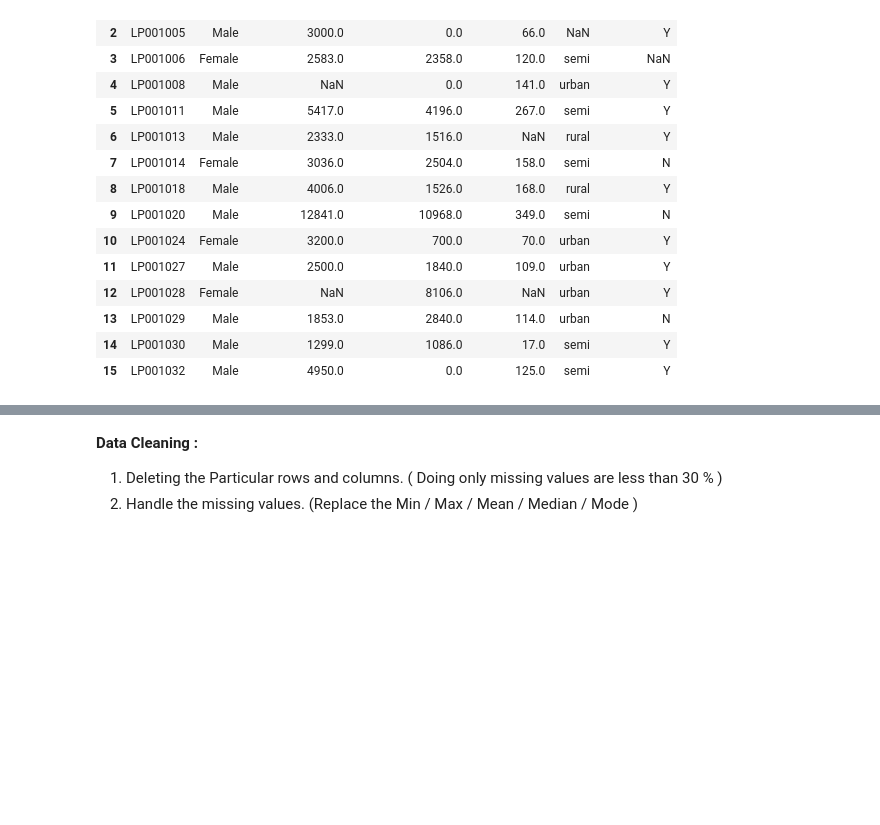
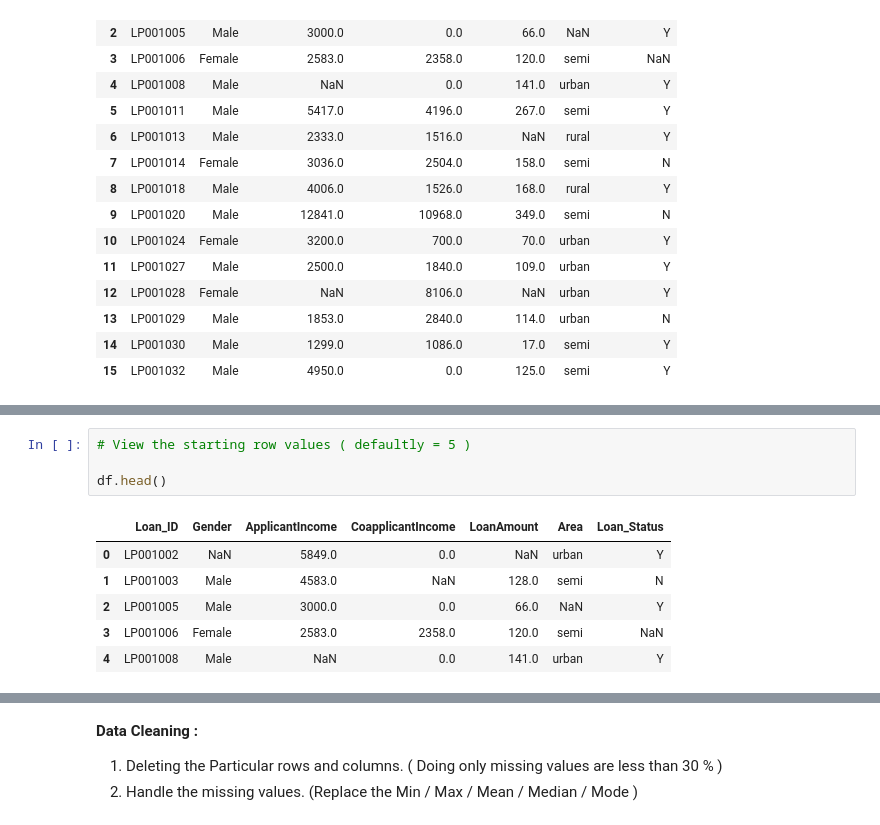
Before and after one commit to Ranjith5720/Machine_Learning_Algorthms, a Jupyter notebook: Data_Cleaning_&_Dealing.ipynb, the cells around one changed output, grey strips where cells are left out. Drawn from its saved outputs; the diff is of its cells as text; blank space fills up the shorter version.

```diff
--- a/Data_Cleaning_&_Dealing.ipynb
+++ b/Data_Cleaning_&_Dealing.ipynb
@@ -40,0 +57,11 @@ df
+# %%
+# View the starting row values ( defaultly = 5 )
+
+df.head()
+# %% [output]
+|  | Loan_ID | Gender | ApplicantIncome | CoapplicantIncome | LoanAmount | Area | Loan_Status |
+| 0 | LP001002 | NaN | 5849.0 | 0.0 | NaN | urban | Y |
+| 1 | LP001003 | Male | 4583.0 | NaN | 128.0 | semi | N |
+| 2 | LP001005 | Male | 3000.0 | 0.0 | 66.0 | NaN | Y |
+| 3 | LP001006 | Female | 2583.0 | 2358.0 | 120.0 | semi | NaN |
+| 4 | LP001008 | Male | NaN | 0.0 | 141.0 | urban | Y |
```
Also changed, not shown: parts of 9 cells of this notebook.
